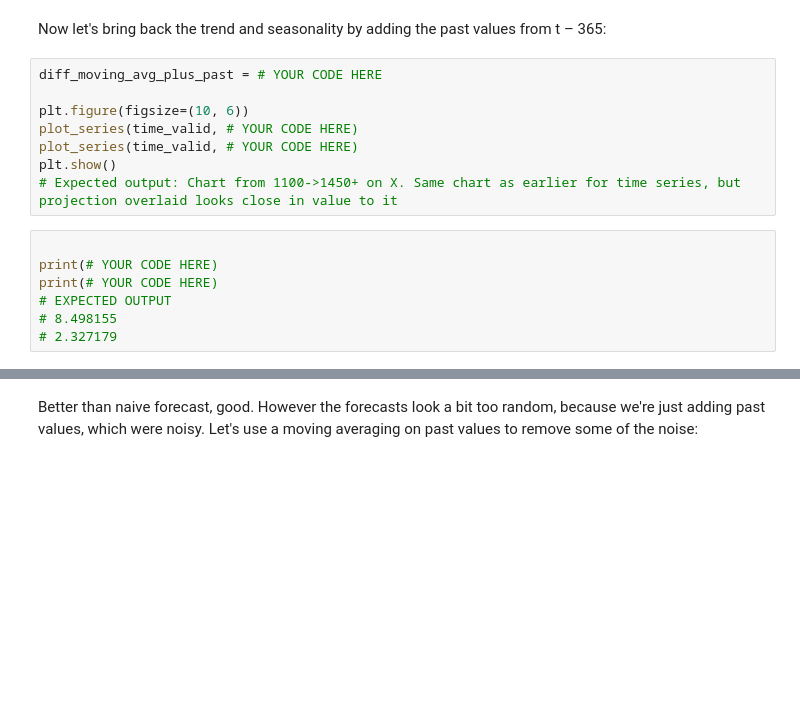
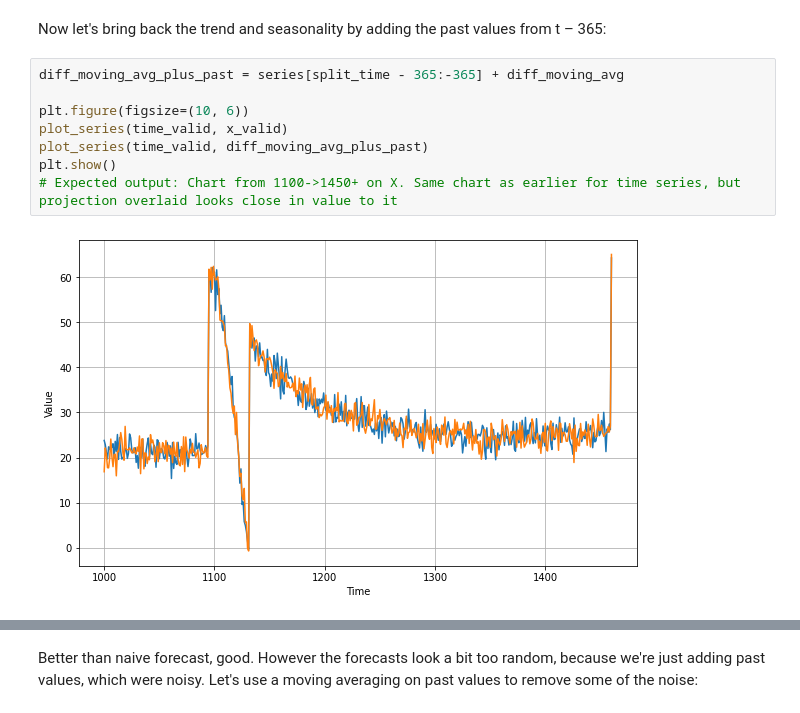
Before and after one commit to JamesMcGuigan/coursera-tensorflow-in-practice-specialization, a Jupyter notebook: TensorFlow In Practice/Course 4 - S+P/Week 1 Exercise Question.ipynb, the cells around one changed output, grey strips where cells are left out. Saved outputs shown, nothing was run; the diff lists cells and outputs as text; blank space fills up the shorter version.

```diff
--- a/TensorFlow In Practice/Course 4 - S+P/Week 1 Exercise Question.ipynb
+++ b/TensorFlow In Practice/Course 4 - S+P/Week 1 Exercise Question.ipynb
@@ -203,17 +224,12 @@ plt.show()
 # %% [markdown]
 Now let's bring back the trend and seasonality by adding the past values from t – 365:
 # %%
-diff_moving_avg_plus_past = # YOUR CODE HERE
+diff_moving_avg_plus_past = series[split_time - 365:-365] + diff_moving_avg
 
 plt.figure(figsize=(10, 6))
-plot_series(time_valid, # YOUR CODE HERE)
-plot_series(time_valid, # YOUR CODE HERE)
+plot_series(time_valid, x_valid)
+plot_series(time_valid, diff_moving_avg_plus_past)
 plt.show()
 # Expected output: Chart from 1100->1450+ on X. Same chart as earlier for time series, but projection overlaid looks close in value to it
+# %% [output]
+[figure, added]
-# %%
-
-print(# YOUR CODE HERE)
-print(# YOUR CODE HERE)
-# EXPECTED OUTPUT
-# 8.498155
-# 2.327179
```
Also changed, not shown: parts of 13 cells of this notebook.
